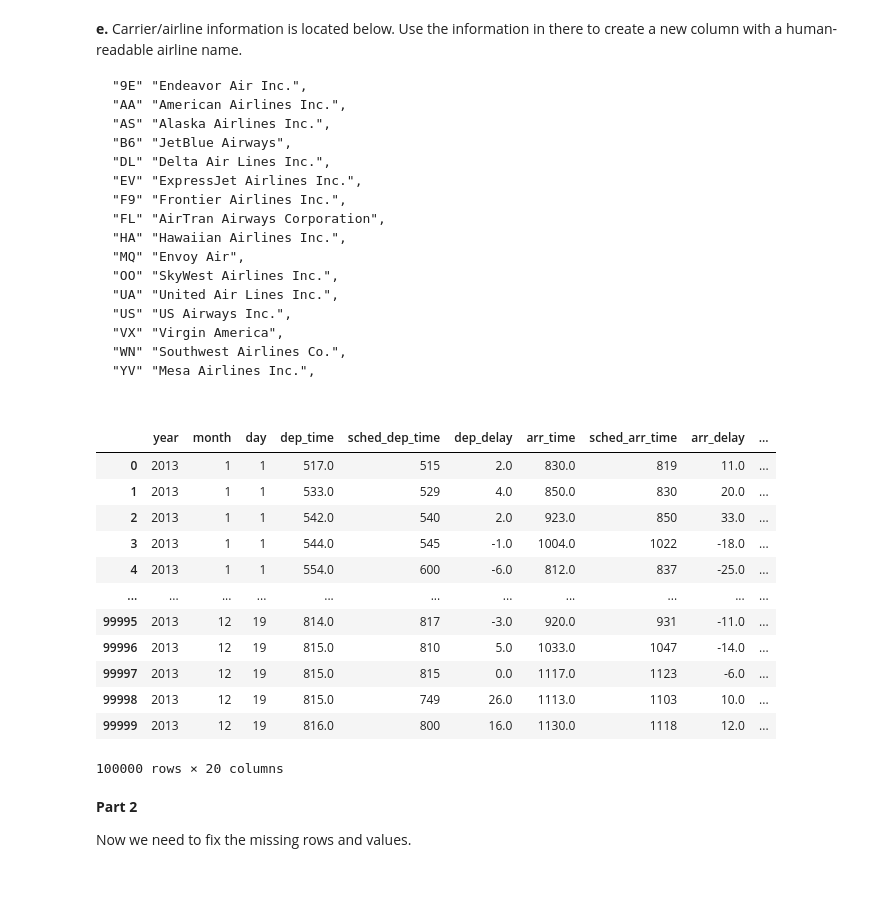
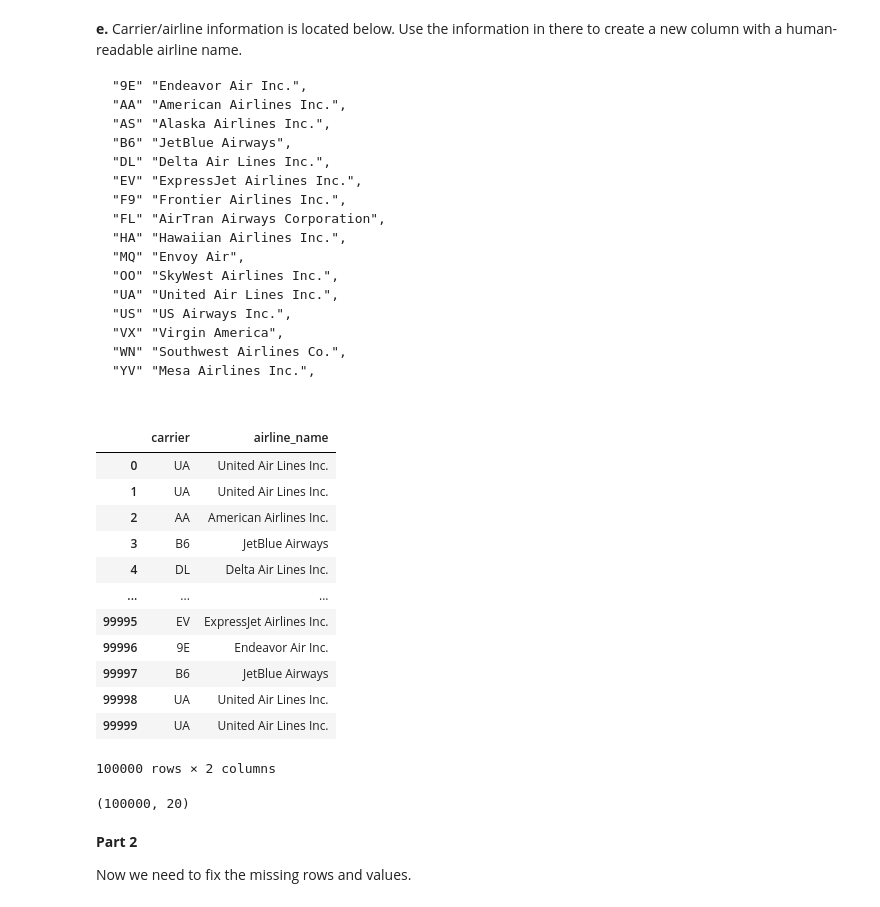
Before and after one commit to clarimayo/Jupyter_notebooks, a Jupyter notebook: Labs/Week 19/week-19-lab.ipynb, the cells around one changed output. Drawn from its saved outputs; the diff is of its cells as text; code cells hidden in the pictures.

```diff
--- a/Labs/Week 19/week-19-lab.ipynb
+++ b/Labs/Week 19/week-19-lab.ipynb
@@ -120,22 +120,26 @@ flights = flights.reindex(['year',
  'time_hour'],axis=1)
 # %%
 pd.options.display.max_colwidth = 100
+# %%
+flights[["carrier","airline_name"]]
+# %% [output]
+|  | carrier | airline_name |
+| 0 | UA | United Air Lines Inc. |
+| 1 | UA | United Air Lines Inc. |
+| 2 | AA | American Airlines Inc. |
+| 3 | B6 | JetBlue Airways |
+| 4 | DL | Delta Air Lines Inc. |
+| ... | ... | ... |
+| 99995 | EV | ExpressJet Airlines Inc. |
+| 99996 | 9E | Endeavor Air Inc. |
+| 99997 | B6 | JetBlue Airways |
+| 99998 | UA | United Air Lines Inc. |
+| 99999 | UA | United Air Lines Inc. |
+100000 rows × 2 columns
 # %%
-flights
+flights.shape
 # %% [output]
-|  | year | month | day | dep_time | sched_dep_time | dep_delay | arr_time | sched_arr_time | arr_delay | ... |
-| 0 | 2013 | 1 | 1 | 517.0 | 515 | 2.0 | 830.0 | 819 | 11.0 | ... |
-| 1 | 2013 | 1 | 1 | 533.0 | 529 | 4.0 | 850.0 | 830 | 20.0 | ... |
-| 2 | 2013 | 1 | 1 | 542.0 | 540 | 2.0 | 923.0 | 850 | 33.0 | ... |
-| 3 | 2013 | 1 | 1 | 544.0 | 545 | -1.0 | 1004.0 | 1022 | -18.0 | ... |
-| 4 | 2013 | 1 | 1 | 554.0 | 600 | -6.0 | 812.0 | 837 | -25.0 | ... |
-| ... | ... | ... | ... | ... | ... | ... | ... | ... | ... | ... |
-| 99995 | 2013 | 12 | 19 | 814.0 | 817 | -3.0 | 920.0 | 931 | -11.0 | ... |
-| 99996 | 2013 | 12 | 19 | 815.0 | 810 | 5.0 | 1033.0 | 1047 | -14.0 | ... |
-| 99997 | 2013 | 12 | 19 | 815.0 | 815 | 0.0 | 1117.0 | 1123 | -6.0 | ... |
-| 99998 | 2013 | 12 | 19 | 815.0 | 749 | 26.0 | 1113.0 | 1103 | 10.0 | ... |
-| 99999 | 2013 | 12 | 19 | 816.0 | 800 | 16.0 | 1130.0 | 1118 | 12.0 | ... |
-100000 rows × 20 columns
+(100000, 20)
 # %% [markdown]
 **Part 2**
 
```
Also changed, not shown: parts of 19 cells of this notebook, 1 other file.
